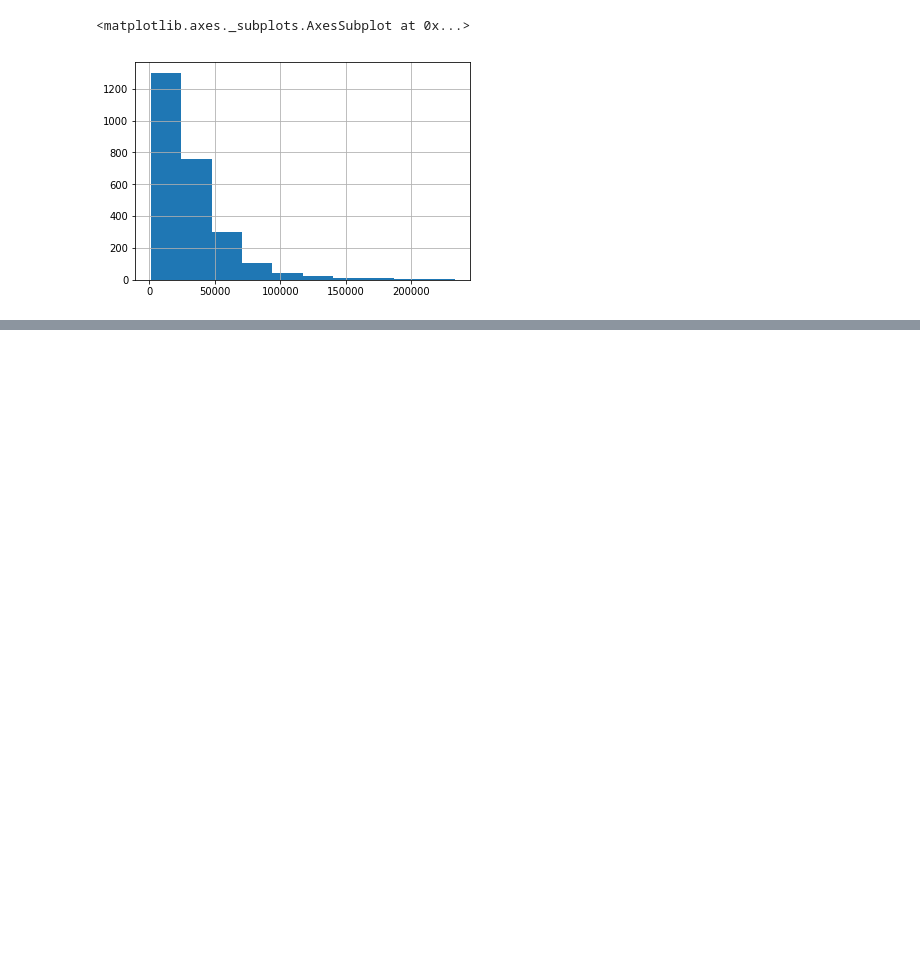
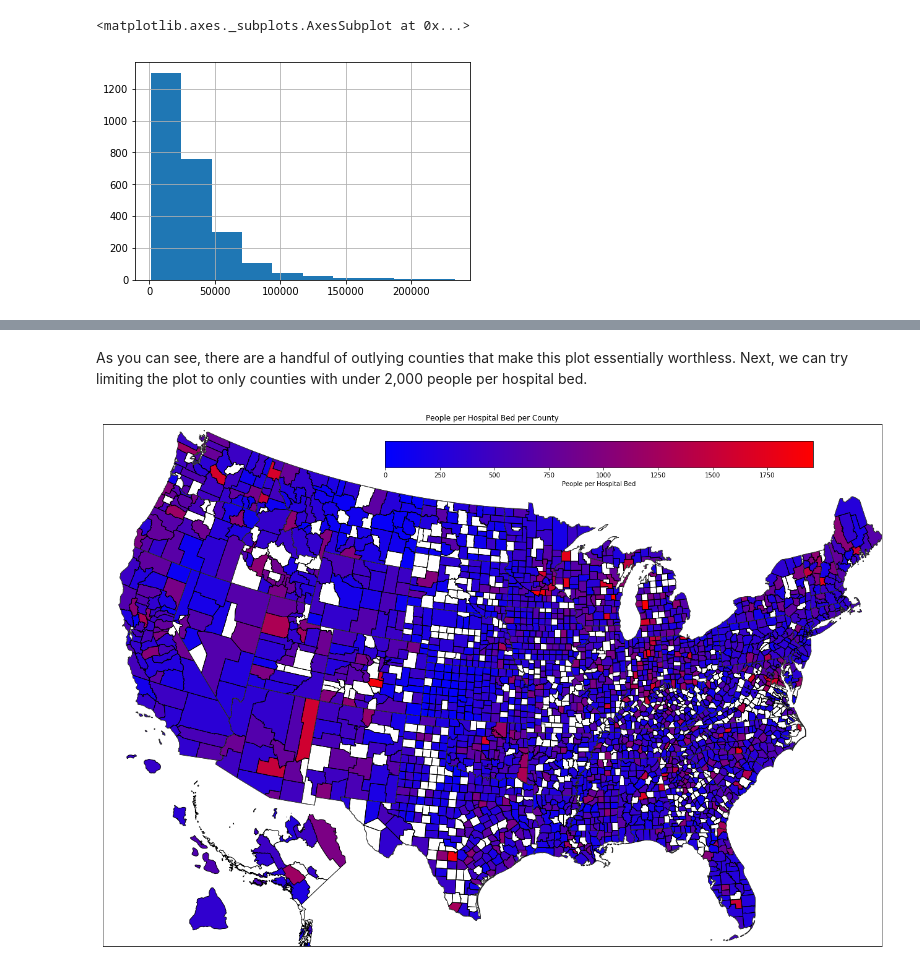
Before and after one commit to gragollier/EECS-731-Project-1, a Jupyter notebook: notebooks/1-Exploratory-Analysis.ipynb, the cells around one changed output, grey strips where cells are left out. Cells and saved outputs as stored; diff of their text form; code cells hidden in the pictures; blank space fills up the shorter version.

```diff
--- a/notebooks/1-Exploratory-Analysis.ipynb
+++ b/notebooks/1-Exploratory-Analysis.ipynb
@@ -218,0 +274,11 @@ array([[<matplotlib.axes._subplots.AxesSubplot object at 0x...>]],
+# %%
+def count_people_per_bed(row):
+    if row['BEDS'] <= 0:
+        return np.nan
+    else:
+        return row['Census'] / row['BEDS']
+
+raw_counties_data['PEOPLE_PER_BED'] = raw_counties_data.apply(count_people_per_bed, axis=1)
+
+people_per_bed_data = raw_counties_data.copy()
+people_per_bed_data['PEOPLE_PER_BED'].describe()
@@ -218,0 +419,7 @@ array([[<matplotlib.axes._subplots.AxesSubplot object at 0x...>]],
+# %% [markdown]
+As you can see, there are a handful of outlying counties that make this plot essentially worthless. Next, we can try limiting the plot to only counties with under 2,000 people per hospital bed.
+# %%
+people_per_bed_data = raw_counties_data.loc[raw_counties_data['PEOPLE_PER_BED'] < 2000].copy()
+plot_people_per_bed()
+# %% [output]
+[figure, added]
```
Also changed, not shown: parts of 23 cells of this notebook, 15 other files.
